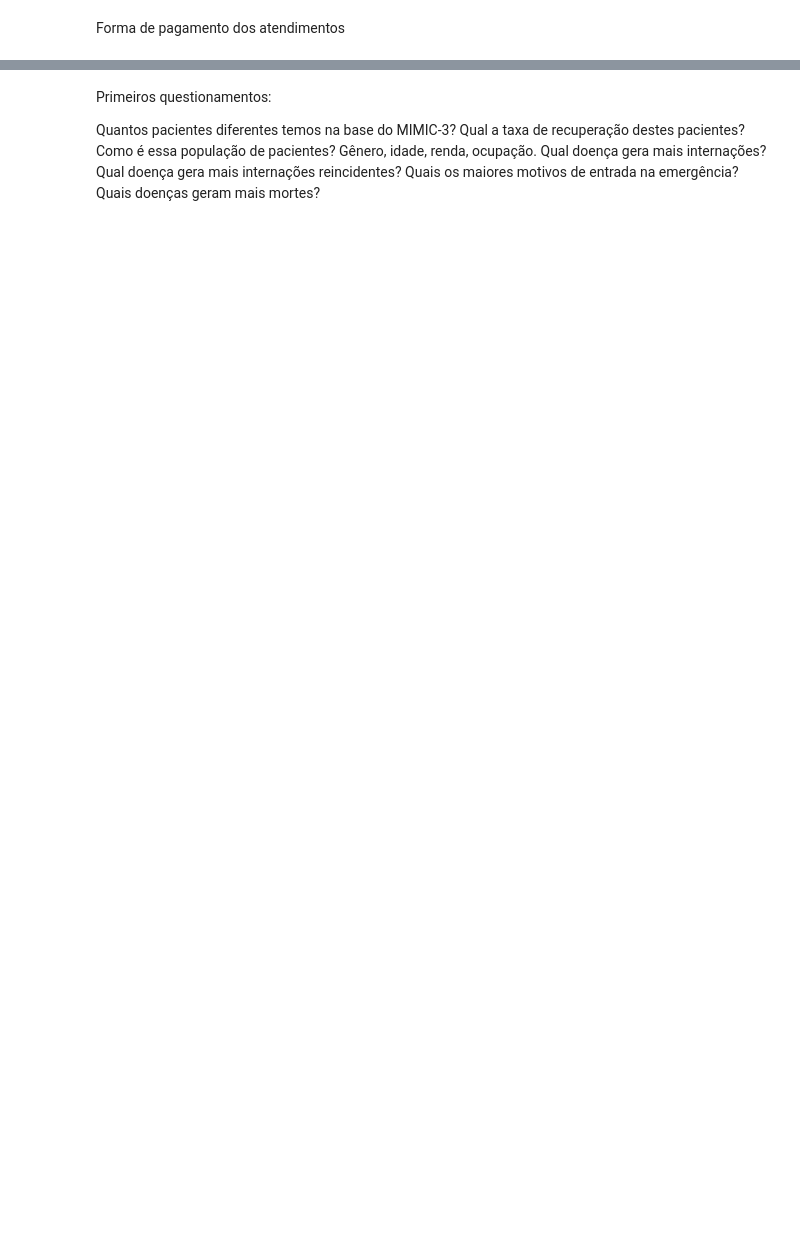
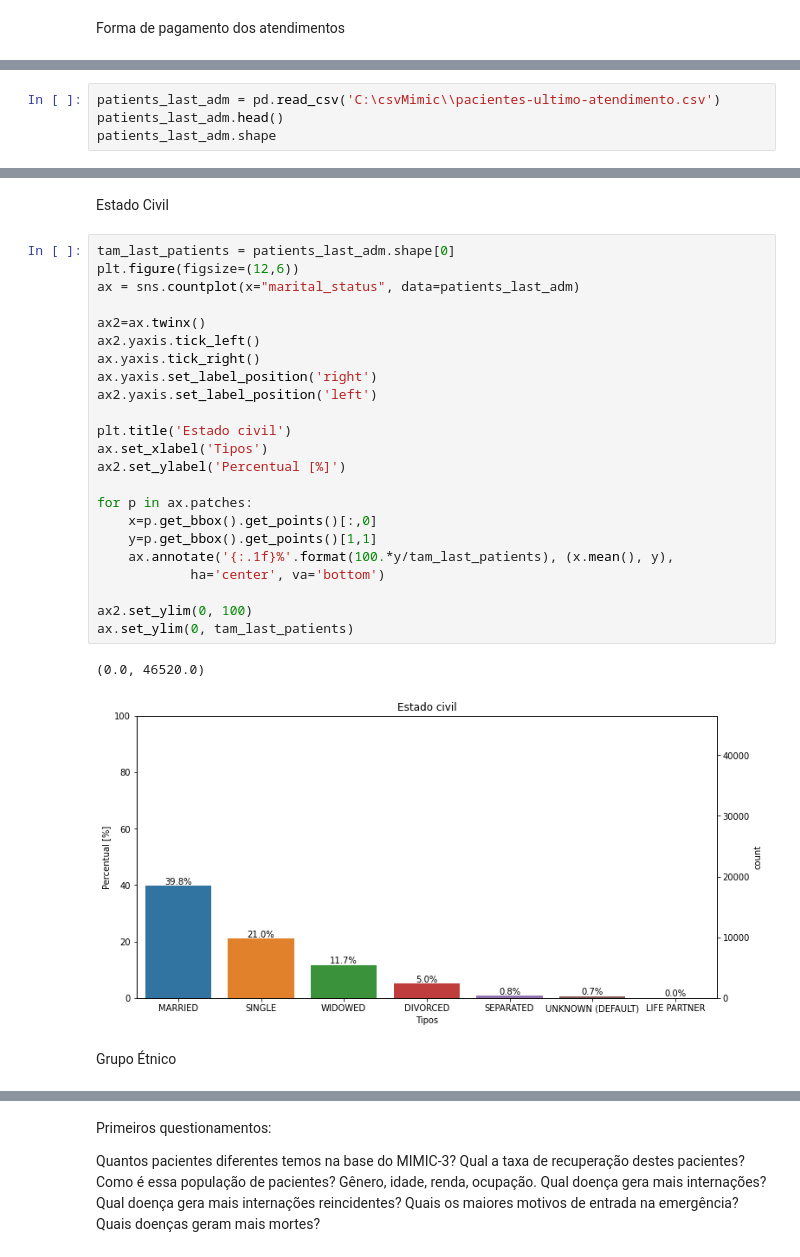
Before and after one commit to camila-cg/mimic-3, a Jupyter notebook: análise-exploratória.ipynb, the cells around one changed output, grey strips where cells are left out. Saved outputs shown, nothing was run; the diff lists cells and outputs as text; blank space fills up the shorter version.

```diff
--- a/análise-exploratória.ipynb
+++ b/análise-exploratória.ipynb
@@ -490,0 +446,4 @@ array(['MARRIED', 'SINGLE', nan, 'DIVORCED', 'WIDOWED', 'SEPARATED',
+# %%
+patients_last_adm = pd.read_csv('C:\csvMimic\\pacientes-ultimo-atendimento.csv')
+patients_last_adm.head()
+patients_last_adm.shape
@@ -490,0 +459,30 @@ array(['MARRIED', 'SINGLE', nan, 'DIVORCED', 'WIDOWED', 'SEPARATED',
+# %% [markdown]
+Estado Civil
+# %%
+tam_last_patients = patients_last_adm.shape[0]
+plt.figure(figsize=(12,6))
+ax = sns.countplot(x="marital_status", data=patients_last_adm)
+
+ax2=ax.twinx()
+ax2.yaxis.tick_left()
+ax.yaxis.tick_right()
+ax.yaxis.set_label_position('right')
+ax2.yaxis.set_label_position('left')
+
+plt.title('Estado civil')
+ax.set_xlabel('Tipos')
+ax2.set_ylabel('Percentual [%]')
+
+for p in ax.patches:
+    x=p.get_bbox().get_points()[:,0]
+    y=p.get_bbox().get_points()[1,1]
+    ax.annotate('{:.1f}%'.format(100.*y/tam_last_patients), (x.mean(), y),
+            ha='center', va='bottom')
+
+ax2.set_ylim(0, 100)
+ax.set_ylim(0, tam_last_patients)
+# %% [output]
+(0.0, 46520.0)
+[figure, added]
+# %% [markdown]
+Grupo Étnico
```
Also changed, not shown: parts of 18 cells of this notebook.
